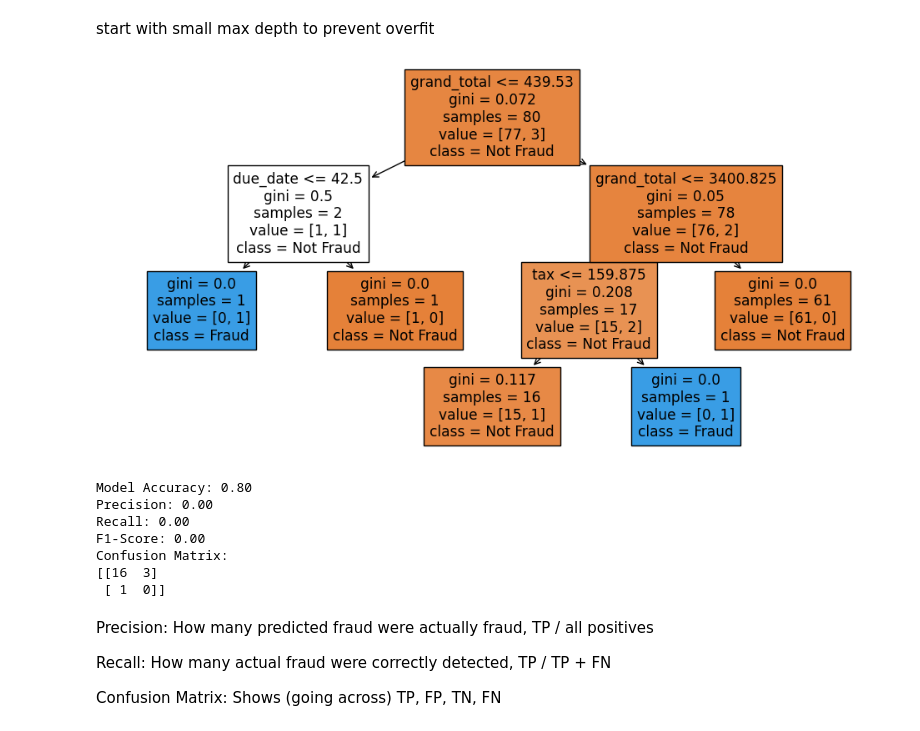
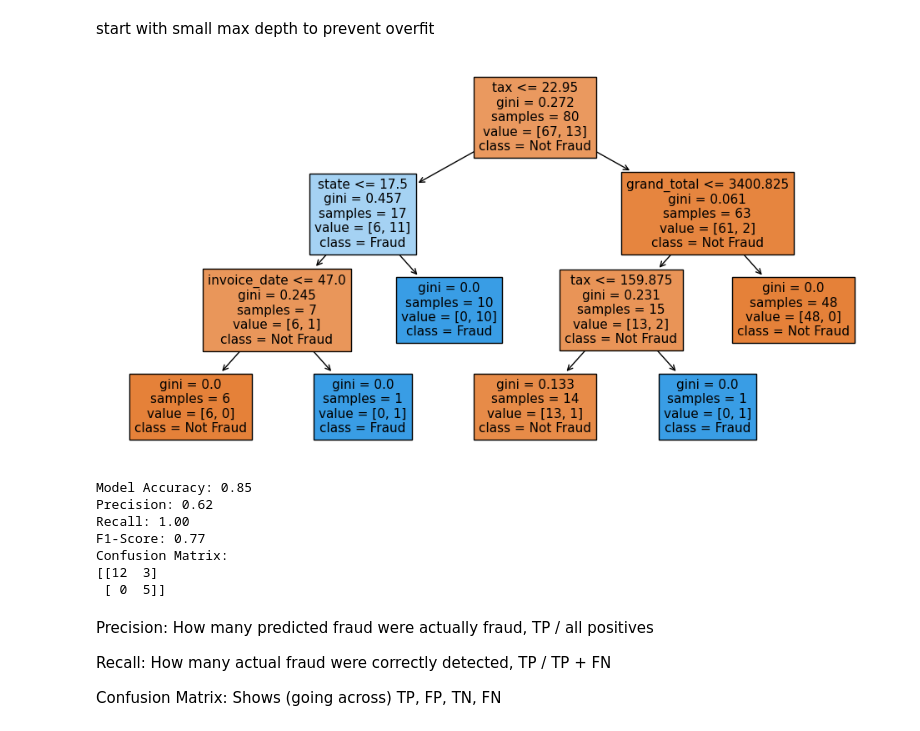
Before and after one commit to kq63/Fraud-Invoices-Project, a Jupyter notebook: ken_feature_engineering.ipynb, the cells around one changed output. Cells and saved outputs as stored; diff of their text form; code cells hidden in the pictures.

```diff
--- a/ken_feature_engineering.ipynb
+++ b/ken_feature_engineering.ipynb
@@ -284,12 +288,15 @@ df2.describe()
 | max | 30.00000 | 66.000000 | 30.00000 | 30.00000 | 74.000000 | 6.000000 | 321351.52000 | ... |
 # %% [markdown]
 # Feature Selection Models
+# %%
+df2['fraud_label'] = (df2['tax_label'] == 1) | (df2['state_label'] == 1)
+df2['fraud_label'] = df2['fraud_label'].astype(int)
 # %% [markdown]
 ### Decision Tree
 # %%
 # Define features and target
-X = df2.drop(columns=['label'])
-y = df2['label']
+X = df2.drop(columns=['fraud_label', 'tax_label', 'state_label'])
+y = df2['fraud_label']
 
 # Split data
 X_train, X_test, y_train, y_test = train_test_split(X, y, test_size=0.2, random_state=42)
@@ -298,38 +305,38 @@ start with small max depth to prevent overfit
 # %%
 # train
 model_tree = DecisionTreeClassifier(max_depth=3, random_state=42)
 model_tree.fit(X_train, y_train)
 
 plt.figure(figsize=(12, 6))
-plot_tree(model_tree, feature_names=X.columns, class_names=['Not Fraud', 'Fraud'], filled=True)
+plot_tree(model_tree, feature_names=X.columns.tolist(), class_names=['Not Fraud', 'Fraud'], filled=True)
 plt.show()
 
 # predict
 y_pred_tree = model_tree.predict(X_test)
 #print(y_pred_tree)
 
 # accuracy
 accuracy = model_tree.score(X_test, y_test)
 precision = precision_score(y_test, y_pred_tree)
 recall = recall_score(y_test, y_pred_tree)
 f1 = f1_score(y_test, y_pred_tree)
 conf_matrix = confusion_matrix(y_test, y_pred_tree)
 
 print(f"Model Accuracy: {accuracy:.2f}")
 print(f"Precision: {precision:.2f}")
 print(f"Recall: {recall:.2f}")
 print(f"F1-Score: {f1:.2f}")
 print("Confusion Matrix:")
 print(conf_matrix)
 # %% [output]
-[figure, old version]
+[figure, new version]
-Model Accuracy: 0.80
-Precision: 0.00
-Recall: 0.00
-F1-Score: 0.00
+Model Accuracy: 0.85
+Precision: 0.62
+Recall: 1.00
+F1-Score: 0.77
 Confusion Matrix:
-[[16  3]
- [ 1  0]]
+[[12  3]
+ [ 0  5]]
 # %% [markdown]
 Precision: How many predicted fraud were actually fraud, TP / all positives
 
```
Also changed, not shown: parts of 14 cells of this notebook, 1 other file.
